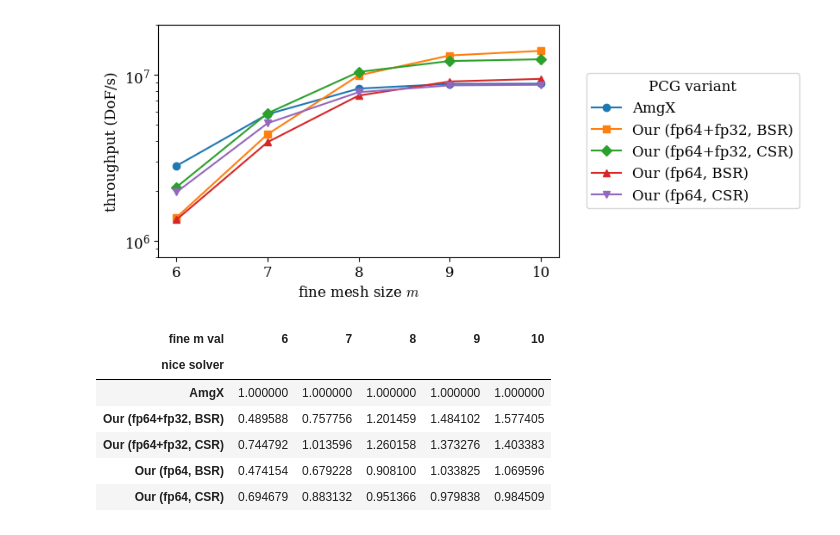
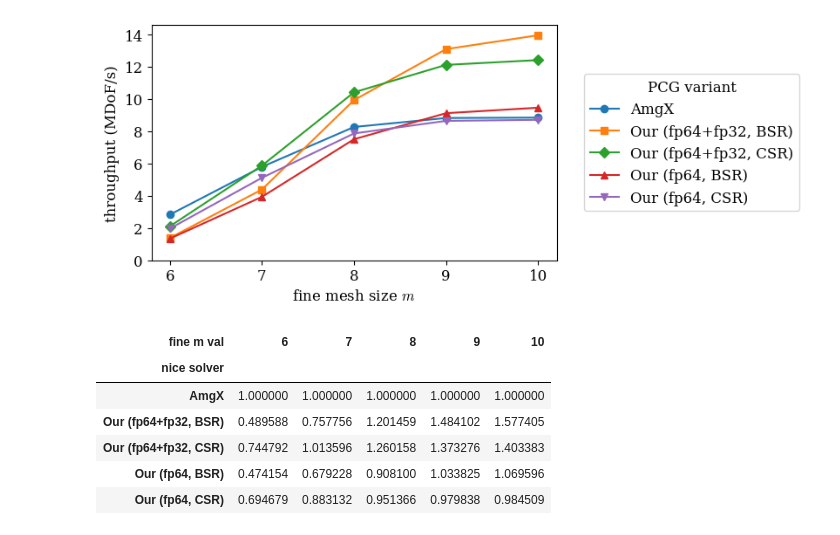
Before and after one commit to mgr0dzicki/dd-solvers, a Jupyter notebook: notebooks/plot_amgx.ipynb, the cells around one changed output. Drawn from its saved outputs; the diff is of its cells as text; code cells hidden in the pictures.

```diff
--- a/notebooks/plot_amgx.ipynb
+++ b/notebooks/plot_amgx.ipynb
@@ -48,24 +48,24 @@ pivot
 # %%
 p = 3
 ms = [6, 7, 8, 9, 10]
-data = pivot.xs(p, level="p")[ms]
+data = pivot.xs(p, level="p")[ms] / 1e6  # convert to millions of DoF/s
 
 fig, ax = plt.subplots(figsize=(6, 3.5))
 markers = ["o", "s", "D", "^", "v", "P"]
 for (solver, vals), marker in zip(data.iterrows(), markers):
     ax.plot(vals, label=solver, marker=marker)
 
-ax.set_yscale("log")
-ax.set_ylabel("throughput (DoF/s)")
-ax.set_ylim(8e5, 2e7)
+# ax.set_yscale("log")
+ax.set_ylabel("throughput (MDoF/s)")
+ax.set_ylim(0, None)
 
 ax.set_xlabel("fine mesh size $m$")
 ax.set_xticks(ms)
 
 ax.legend(bbox_to_anchor=(1.05, 0.5), loc="center left", ncol=1, title="PCG variant")
 fig.savefig("../docs/images/amgx_pcg_throughput.svg", bbox_inches="tight")
 # %% [output]
-[figure, old version]
+[figure, new version]
 # %%
 data / data.loc["AmgX"]
 # %% [output]
```
Also changed, not shown: 1 other file.
